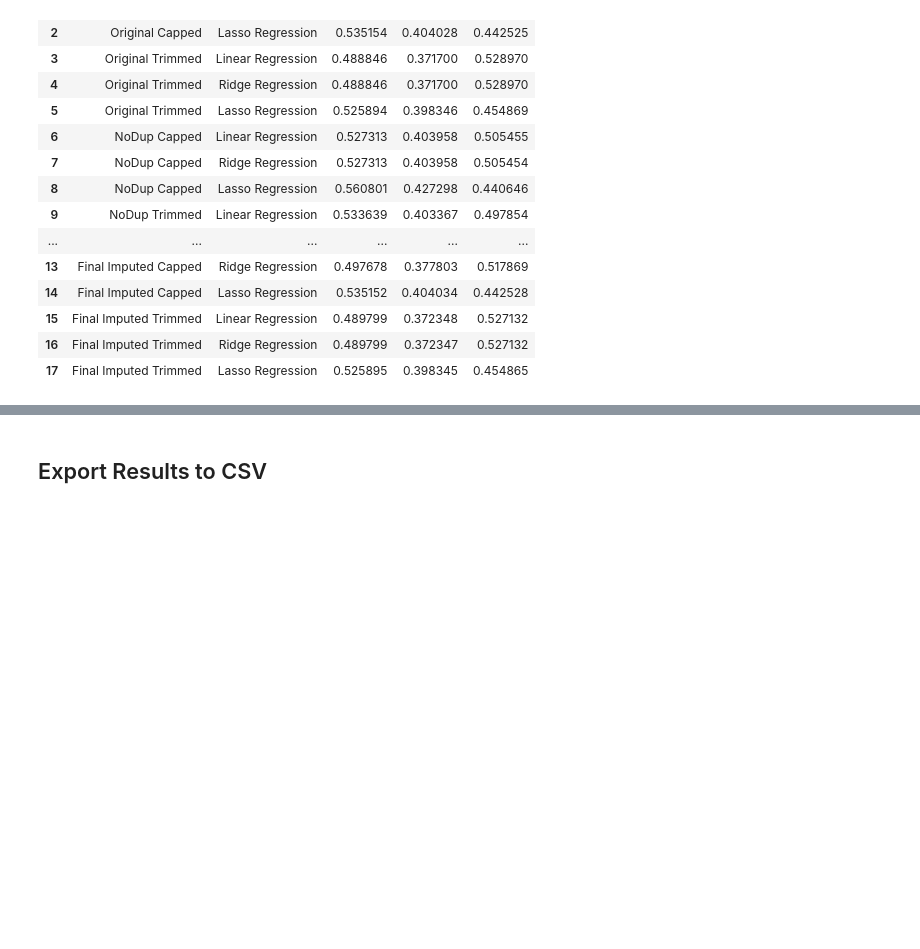
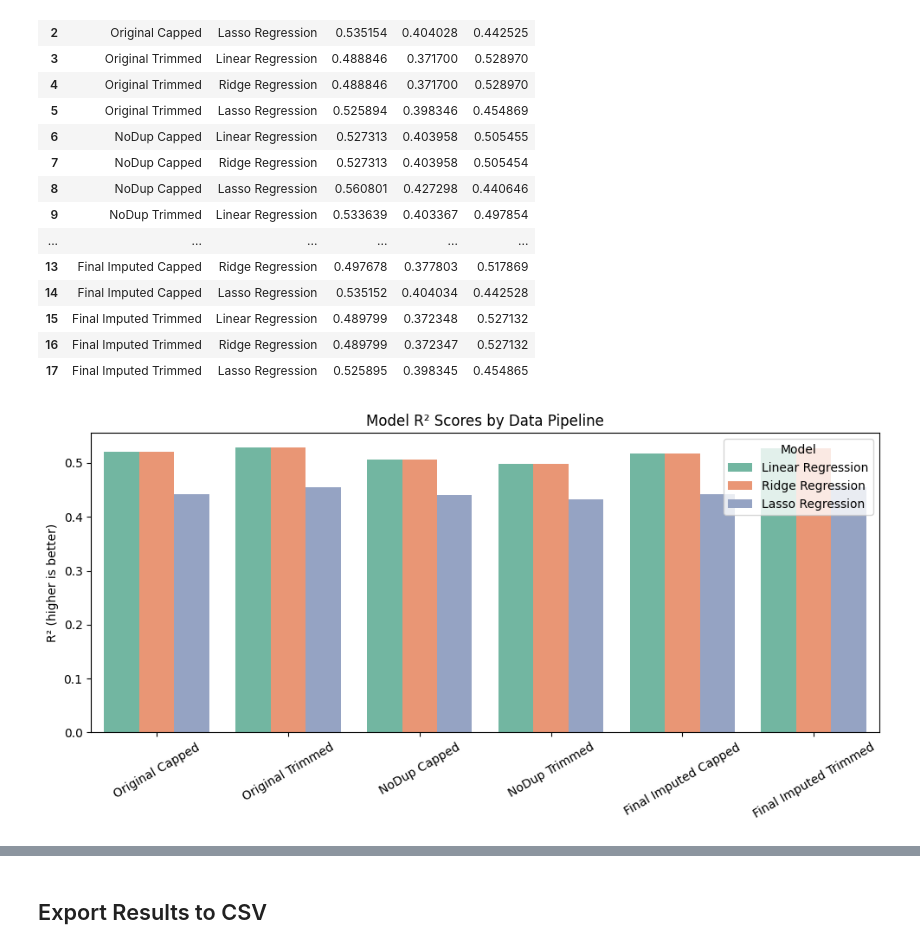
Before and after one commit to BEkushal/Air-BNB-Price-Prediction-Modelling-and-Analysis, a Jupyter notebook: notebooks/Air_BNB_EDA_notebook.ipynb, the cells around one changed output, grey strips where cells are left out. Cells and saved outputs as stored; diff of their text form; code cells hidden in the pictures; blank space fills up the shorter version.

Commit message:
model results plotted and insights updated

```diff
--- a/notebooks/Air_BNB_EDA_notebook.ipynb
+++ b/notebooks/Air_BNB_EDA_notebook.ipynb
@@ -819,6 +826,26 @@ results_df
 | 15 | Final Imputed Trimmed | Linear Regression | 0.489799 | 0.372348 | 0.527132 |
 | 16 | Final Imputed Trimmed | Ridge Regression | 0.489799 | 0.372347 | 0.527132 |
 | 17 | Final Imputed Trimmed | Lasso Regression | 0.525895 | 0.398345 | 0.454865 |
+# %%
+import matplotlib.pyplot as plt
+import seaborn as sns
+
+palette = "Set2"
+
+plt.figure(figsize=(10,5))
+sns.barplot(
+    x='Dataset', y='R2', hue='Model',
+    data=results_df, palette=palette
+)
+plt.title('Model R² Scores by Data Pipeline')
+plt.ylabel('R² (higher is better)')
+plt.xlabel('')
+plt.xticks(rotation=30)
+plt.legend(title='Model')
+plt.tight_layout()
+plt.show()
+# %% [output]
+[figure, added]
 # %% [markdown]
 ### Model Performance Reflection & Opportunities for Improvement
 
```
Also changed, not shown: parts of 4 cells of this notebook.
